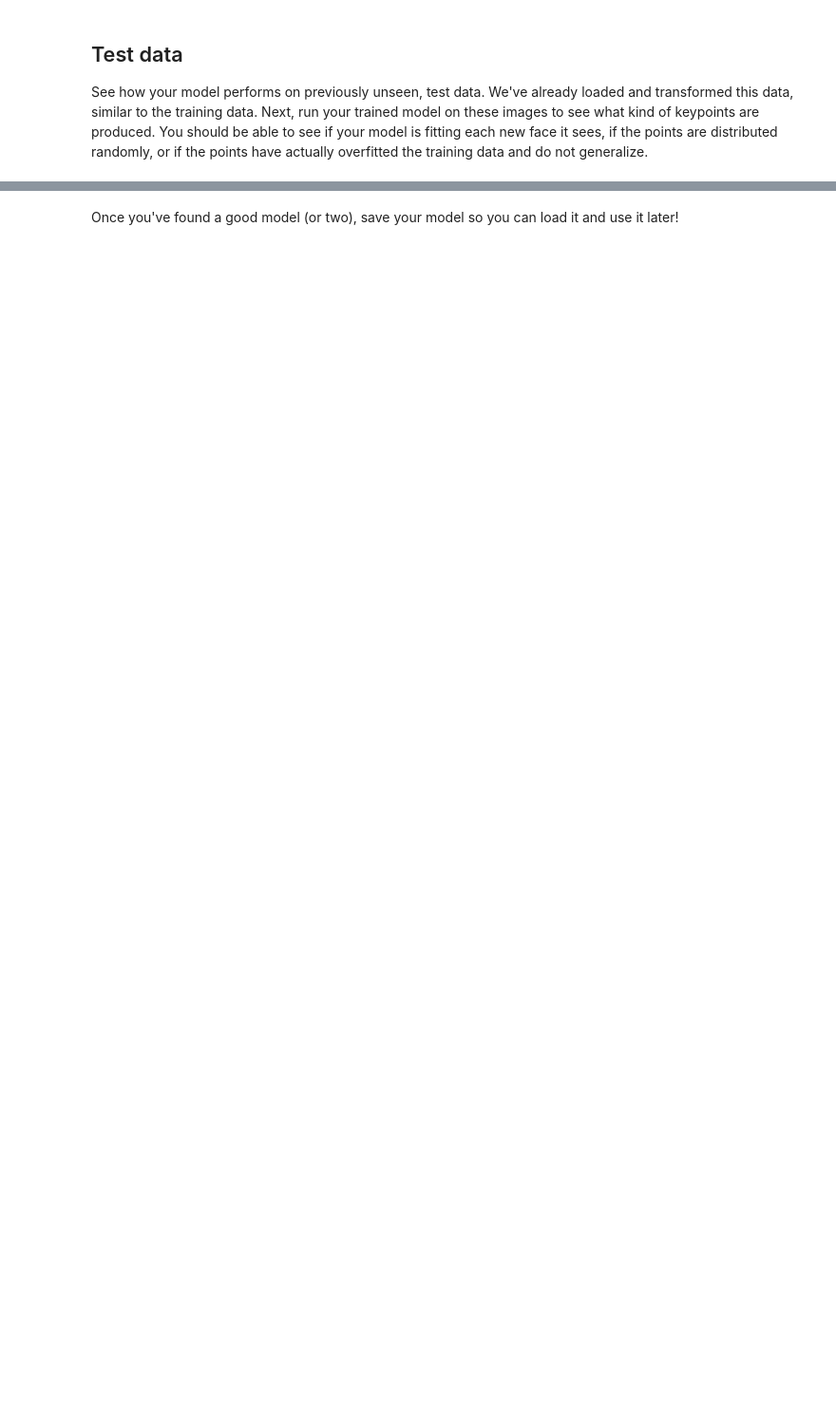
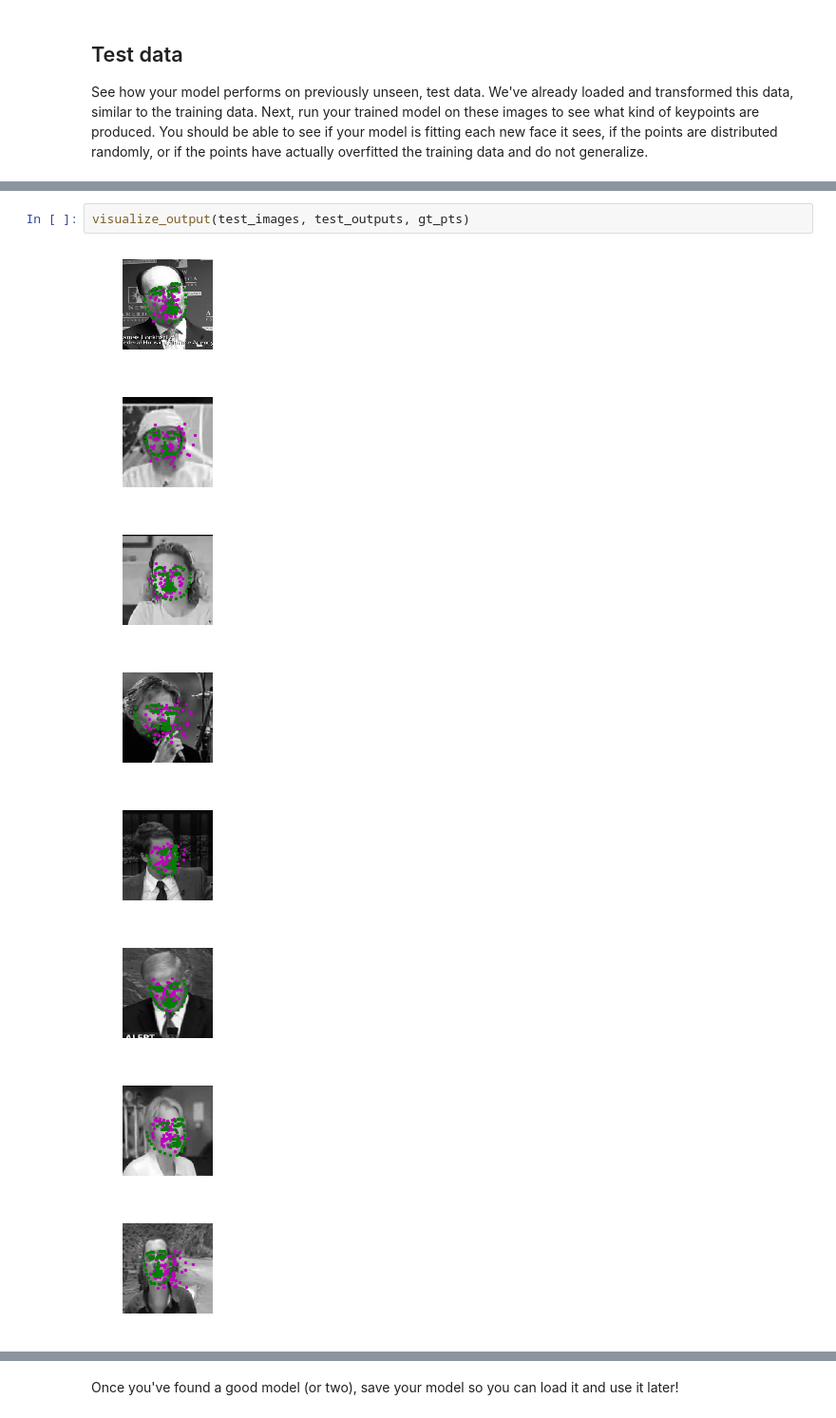
Before and after one commit to thanhthtran/Facial_keypoint_cnv, a Jupyter notebook: 2. Define the Network Architecture.ipynb, the cells around one changed output, grey strips where cells are left out. Shown at 95% size. Cells and saved outputs as stored; diff of their text form; blank space fills up the shorter version.

```diff
--- a/2. Define the Network Architecture.ipynb
+++ b/2. Define the Network Architecture.ipynb
@@ -402,0 +514,11 @@ print(gt_pts.size())
+# %%
+visualize_output(test_images, test_outputs, gt_pts)
+# %% [output]
+[figure, added]
+[figure, added]
+[figure, added]
+[figure, added]
+[figure, added]
+[figure, added]
+[figure, added]
+[figure, added]
```
Also changed, not shown: parts of 25 cells of this notebook.
